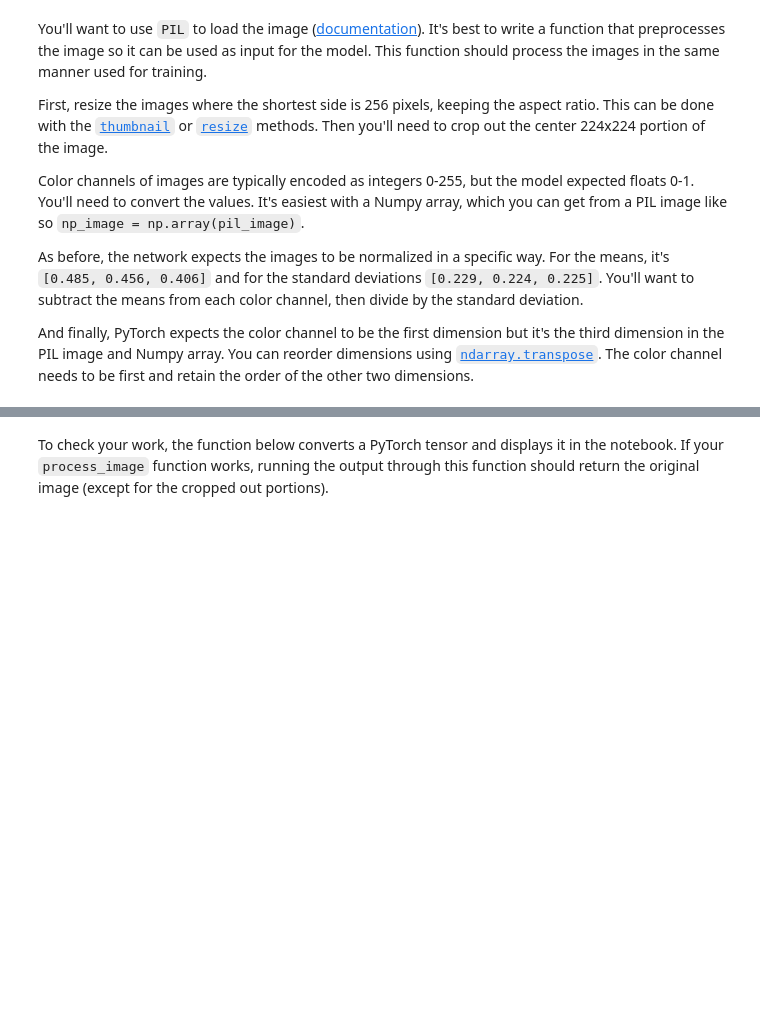
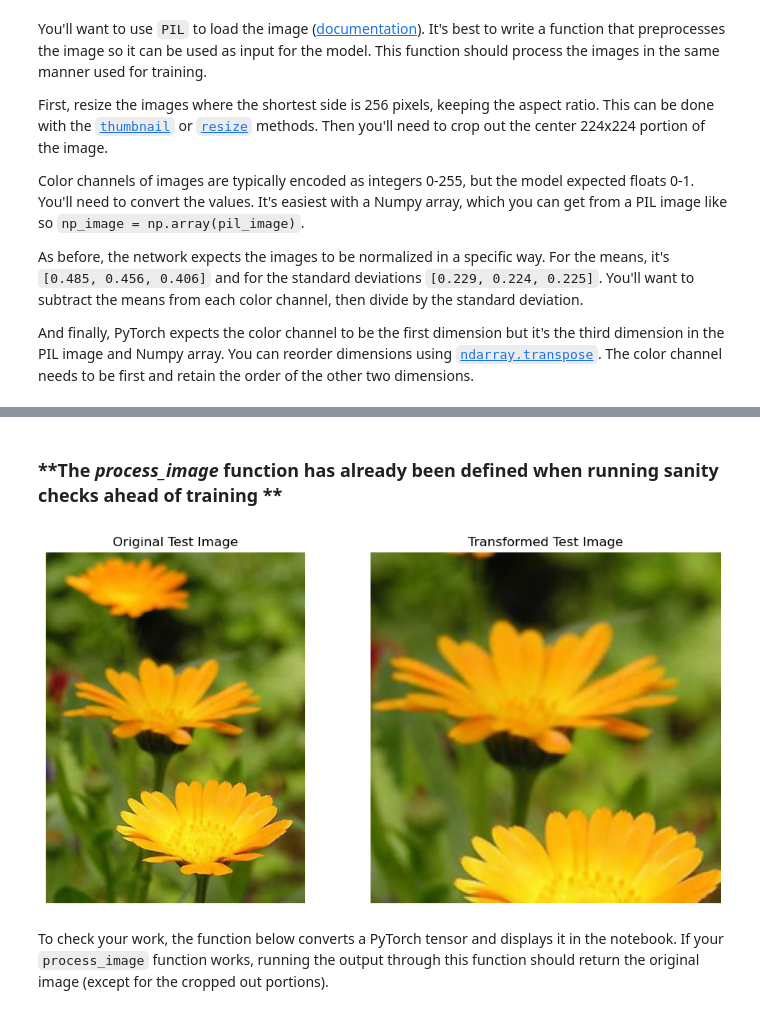
Before and after one commit to cvasilov1/udacity_AIPND_train_flower_network, a Jupyter notebook: Image Classifier Project.ipynb, the cells around one changed output, grey strips where cells are left out. Drawn from its saved outputs; the diff is of its cells as text; code cells hidden in the pictures; blank space fills up the shorter version.

```diff
--- a/Image Classifier Project.ipynb
+++ b/Image Classifier Project.ipynb
@@ -786,3 +853,29 @@ print(f"\n✅ Image processed successfully from: {image_path}")
+# %% [markdown]
+### **The _process_image_ function has already been defined when running sanity checks ahead of training **
+# %%
+# Using the defined test transform (data_transform_validtest)
+original_image, processed_image, denormalized_image = process_image(
+    folder_number=5,
+    image_index=2,
+    subset_dir=args.test_dir,
+    transform=data_transform_validtest
+)
+
+# Visualize the original and transformed training image side by side
+
+fig, axes = plt.subplots(1, 2, figsize=(10, 5))
+axes[0].imshow(original_image)
+axes[0].set_title("Original Test Image")
+axes[0].axis("off")
+
+axes[1].imshow(denormalized_image)
+axes[1].set_title("Transformed Test Image")
+axes[1].axis("off")
+
+plt.tight_layout()
+plt.show()
+# %% [output]
+[figure, added]
 # %% [markdown]
 To check your work, the function below converts a PyTorch tensor and displays it in the notebook. If your `process_image` function works, running the output through this function should return the original image (except for the cropped out portions).
 # %%
```
Also changed, not shown: parts of 44 cells of this notebook, 9 other files.
